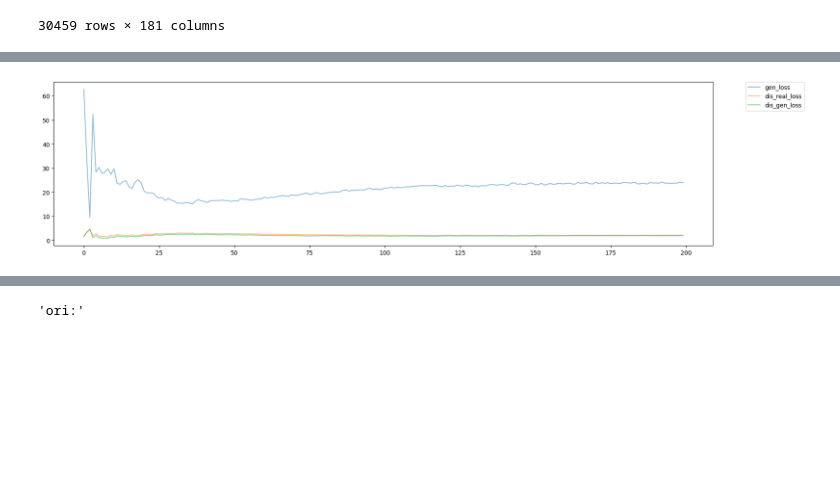
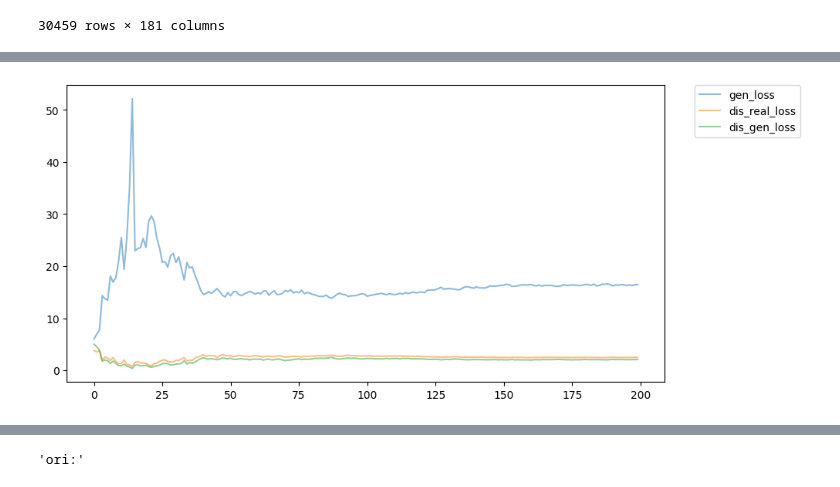
Before and after one commit to msHongGit/SFT_2023, a Jupyter notebook: GAN_study/CGAN_test_new_scaled.ipynb, the cells around one changed output, grey strips where cells are left out. Cells and saved outputs as stored; diff of their text form; code cells hidden in the pictures; blank space fills up the shorter version.

```diff
--- a/GAN_study/CGAN_test_new_scaled.ipynb
+++ b/GAN_study/CGAN_test_new_scaled.ipynb
@@ -226,11 +226,10 @@ class Discriminator(nn.Module):
     def __init__(self, input_size, condition_size):
         super(Discriminator, self).__init__()
 
-        self.linear1 = DisDenseBlock(input_size + condition_size, 512)
-        self.linear2 = DisDenseBlock(512, 128)
-        self.linear3 = DisDenseBlock(128, 32)
-        self.linear4 = DisDenseBlock(32, 8)
-        self.linear5 = nn.Linear(8, 1)
+        self.linear1 = DisDenseBlock(input_size + condition_size, 256)
+        self.linear2 = DisDenseBlock(256, 64)
+        self.linear3 = DisDenseBlock(64, 16)
+        self.linear4 = nn.Linear(16, 1)
         self.dout = nn.Dropout(0.1)
         self.sigmoid = nn.Sigmoid()
 
@@ -238,8 +237,7 @@ class Discriminator(nn.Module):
         x = self.dout(self.linear1(x))
         x = self.dout(self.linear2(x))
         x = self.dout(self.linear3(x))
-        x = self.dout(self.linear4(x))
-        x = self.linear5(x)
+        x = self.linear4(x)
         return self.sigmoid(x)
 
 # Generator 모델 정의
@@ -247,12 +245,13 @@ class Generator(nn.Module):
     def __init__(self, noise_size, output_size, condition_size):
         super(Generator, self).__init__()
 
-        self.linear1 = GenDenseBlock(noise_size + condition_size, 256)
-        self.linear2 = GenDenseBlock(256, 64)
-        self.linear3 = GenDenseBlock(64, 16)
-        self.linear4 = GenDenseBlock(16, 64)
-        self.linear5 = GenDenseBlock(64, 256)
-        self.linear6 = nn.Linear(256, output_size)
+        self.linear1 = GenDenseBlock(noise_size + condition_size, 128)
+        self.linear2 = GenDenseBlock(128, 32)
+        self.linear3 = GenDenseBlock(32, 8)
+        self.linear4 = GenDenseBlock(8, 32)
+        self.linear5 = GenDenseBlock(32, 128)
+        self.linear6 = GenDenseBlock(128, 516)
+        self.linear7 = nn.Linear(516, output_size)
         self.tanh = nn.Tanh()
 
     def forward(self, x):
@@ -262,6 +261,7 @@ class Generator(nn.Module):
         x = self.linear4(x)
         x = self.linear5(x)
         x = self.linear6(x)
+        x = self.linear7(x)
         return self.tanh(x)
 # %%
 # # Discriminator 모델 정의
@@ -324,7 +324,7 @@ class Generator(nn.Module):
 #     return generated_data.detach()
 # %%
 batch_size = 64
-lr = 0.0005
+lr = 0.0001
 num_epochs = 200
 show_step = 10
 latent_size_ = 100
@@ -525,17 +525,17 @@ Epoch: 190 Loss D.: 1.99973, Loss G.: 23.81471, Real acc D.: 0.87589, Fake acc D
 # %%
 from matplotlib import pyplot as plt
 
 sIdx = 0
-plt.figure(figsize=(20,5))
+plt.figure(figsize=(10, 5))
 plt.plot(gen_loss_trace[sIdx:], label='gen_loss', alpha=0.5)
 plt.plot(dis_real_loss_trace[sIdx:], label='dis_real_loss', alpha=0.5)
 plt.plot(dis_fake_loss_trace[sIdx:], label='dis_gen_loss', alpha=0.5)
 # plt.ylim(0,2)
 plt.legend(bbox_to_anchor=(1.05, 1), loc=2, borderaxespad=0.)
 
 plt.show()
 # %% [output]
-[figure, old version]
+[figure, new version]
 # %%
 from matplotlib import pyplot as plt
 
```
Also changed, not shown: parts of 2 cells of this notebook, 3 other files.
